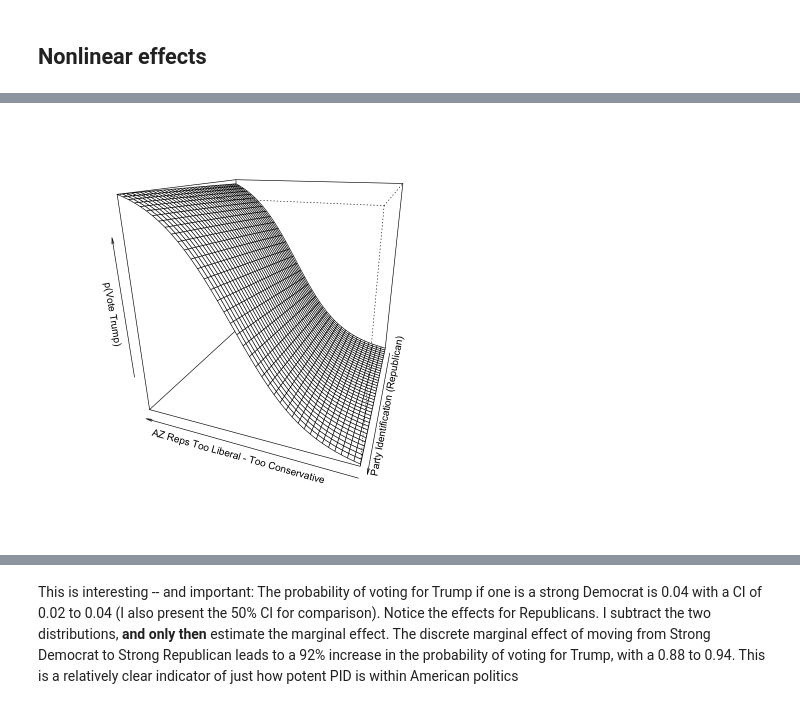
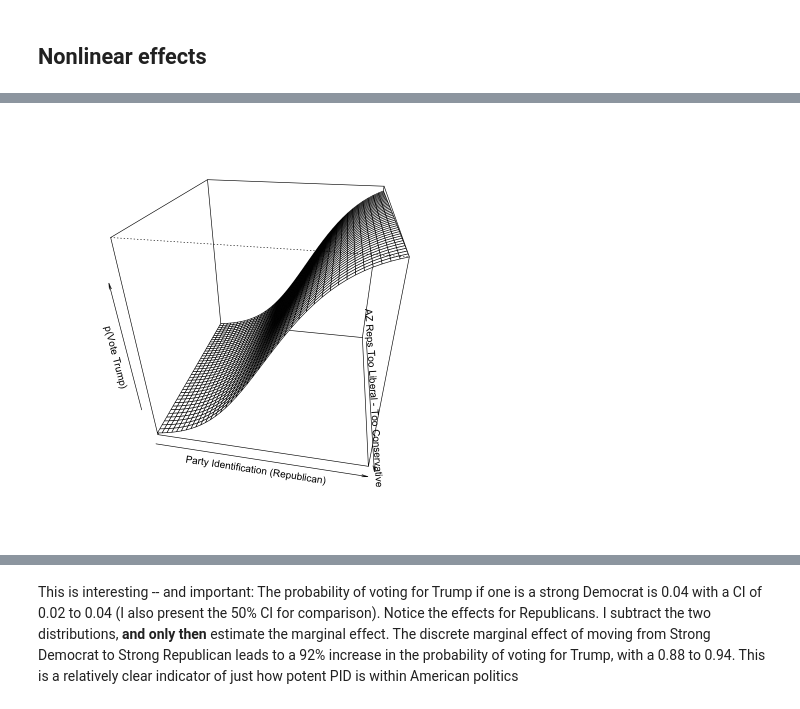
Before and after one commit to crweber81/jupyter, a Jupyter notebook: Section 4.ipynb, the cells around one changed output, grey strips where cells are left out. Saved outputs shown, nothing was run; the diff lists cells and outputs as text; code cells hidden in the pictures.

```diff
--- a/Section 4.ipynb
+++ b/Section 4.ipynb
@@ -137,14 +105,14 @@ Number of Fisher Scoring iterations: 5
 # %%
+library(akima)
 model<-glm(trump_vote~pid+rep_ideo, data=demo_data, family=binomial("logit"))
-library(akima)
 covariates<-expand.grid(pid=seq(1,7, by=0.1),rep_ideo=seq(1,5, by=0.1))
 y<-predict(model, covariates) %>% plogis()
-d<-interp(covariates[,1], covariates[,2], y)
+d<-interp(covariates[,2], covariates[,1], y)
 persp(d, xlab="AZ Reps Too Liberal - Too Conservative",
       ylab="Party Identification (Republican)",
-      zlab="p(Vote Trump)", theta=200, phi=20)
+      zlab="p(Vote Trump)", theta=100, phi=30)
 # %% [output]
-[figure, old version]
+[figure, new version]
 # %% [markdown]
 The relationship is monotonic for both party identification and party perceptions, but the shape of the curve is largely dependent on values for both variables. The three-dimensional display shows the entire probability surface. 3D plots are interesting, but I tend to agree with Gelman and Hill (2007) that these plots are a bit difficult to interpret. Instead, it is generally easier to plot the predictions across levels of the primary covariate -- here, pid -- while holding the remaining values at some value. A good candidate is the mean (for continuous) and the mode (for categorical) covariates. Thus, we could plot the effect of pid at mean levels of perceptions.
 
```
Also changed, not shown: parts of 15 cells of this notebook.
